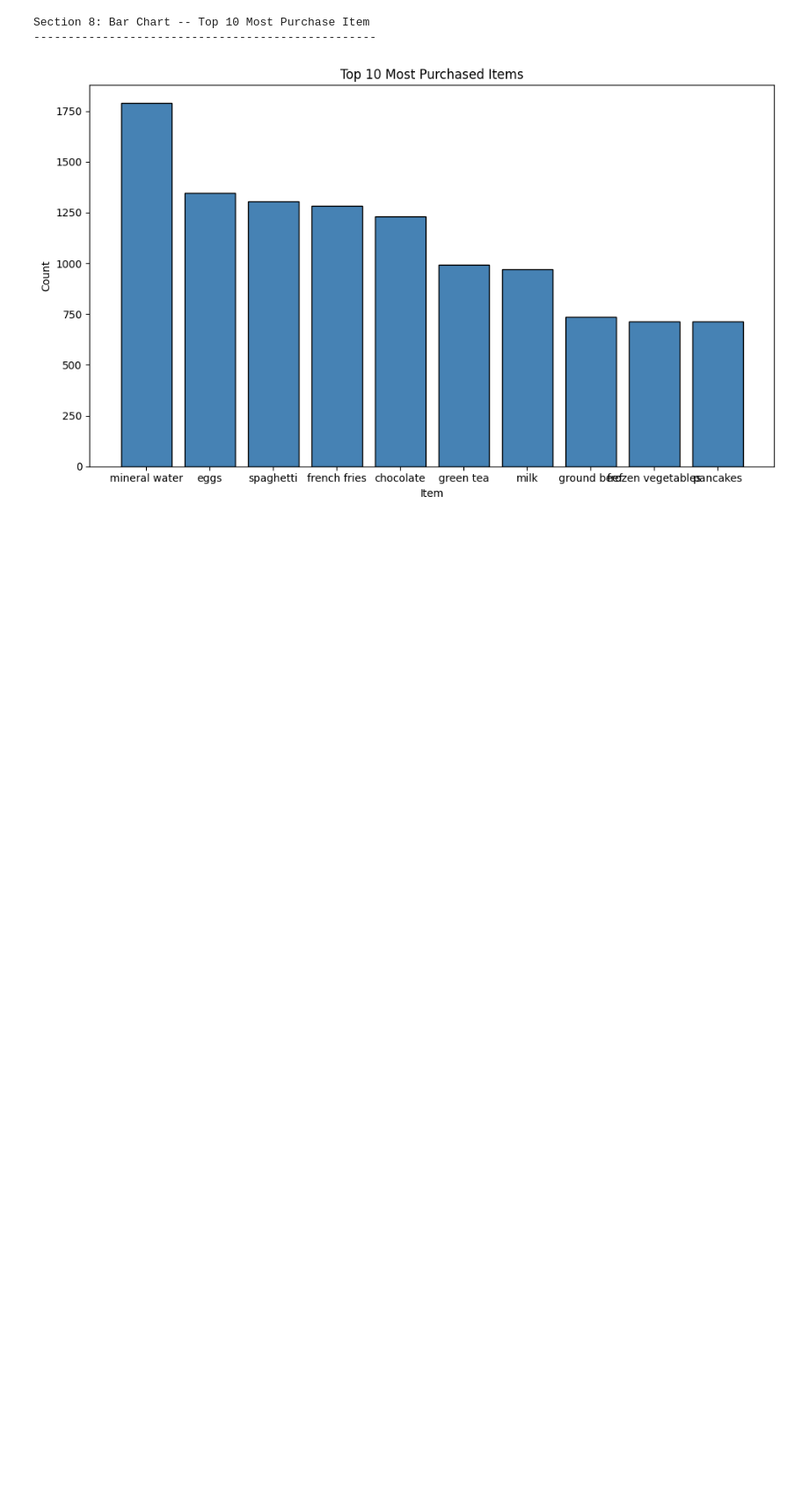
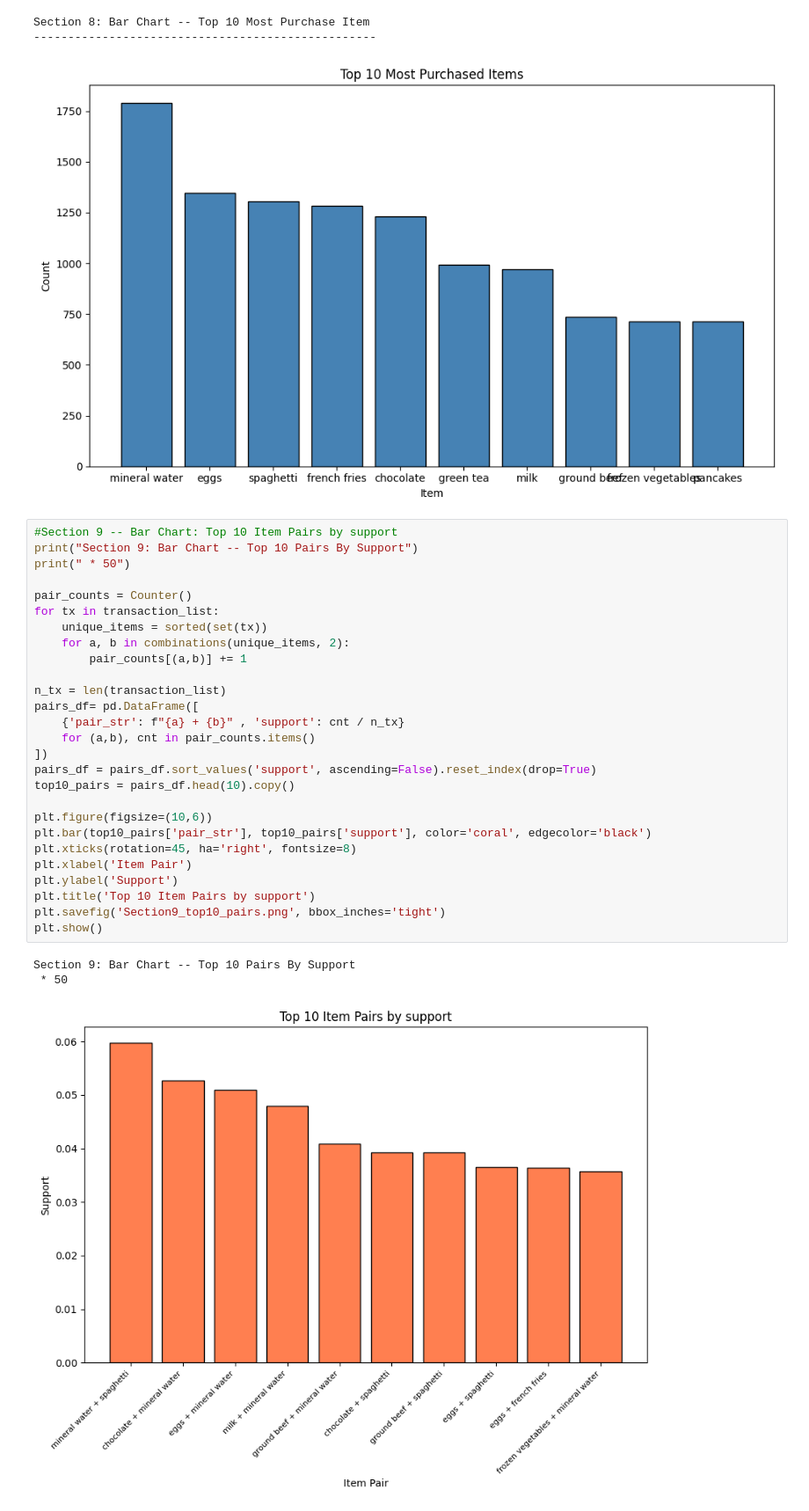
Before and after one commit to POTATO0826/Data-Mining-Assignment-2-, a Jupyter notebook: Data-Mining-Assignment2-1.ipynb, the cells around one changed output. Shown at 88% size. Cells and saved outputs as stored; diff of their text form; blank space fills up the shorter version.

```diff
--- a/Data-Mining-Assignment2-1.ipynb
+++ b/Data-Mining-Assignment2-1.ipynb
@@ -315,3 +315,34 @@ plt.show()
 Section 8: Bar Chart -- Top 10 Most Purchase Item
 --------------------------------------------------
 [figure]
+# %%
+#Section 9 -- Bar Chart: Top 10 Item Pairs by support
+print("Section 9: Bar Chart -- Top 10 Pairs By Support")
+print(" * 50")
+
+pair_counts = Counter()
+for tx in transaction_list:
+    unique_items = sorted(set(tx))
+    for a, b in combinations(unique_items, 2):
+        pair_counts[(a,b)] += 1
+
+n_tx = len(transaction_list)
+pairs_df= pd.DataFrame([
+    {'pair_str': f"{a} + {b}" , 'support': cnt / n_tx}
+    for (a,b), cnt in pair_counts.items()
+])
+pairs_df = pairs_df.sort_values('support', ascending=False).reset_index(drop=True)
+top10_pairs = pairs_df.head(10).copy()
+
+plt.figure(figsize=(10,6))
+plt.bar(top10_pairs['pair_str'], top10_pairs['support'], color='coral', edgecolor='black')
+plt.xticks(rotation=45, ha='right', fontsize=8)
+plt.xlabel('Item Pair')
+plt.ylabel('Support')
+plt.title('Top 10 Item Pairs by support')
+plt.savefig('Section9_top10_pairs.png', bbox_inches='tight')
+plt.show()
+# %% [output]
+Section 9: Bar Chart -- Top 10 Pairs By Support
+ * 50
+[figure, added]
```
Also changed, not shown: parts of 3 cells of this notebook, 6 other files.
